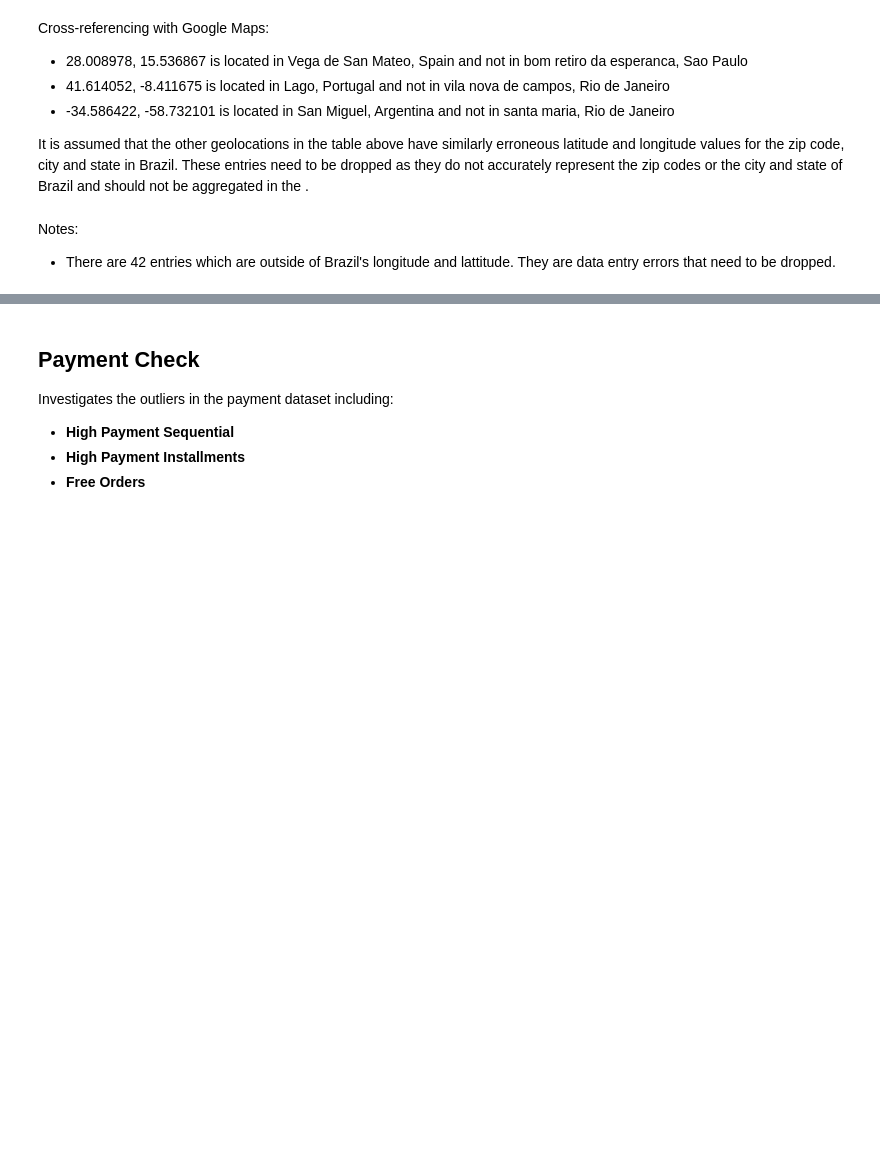
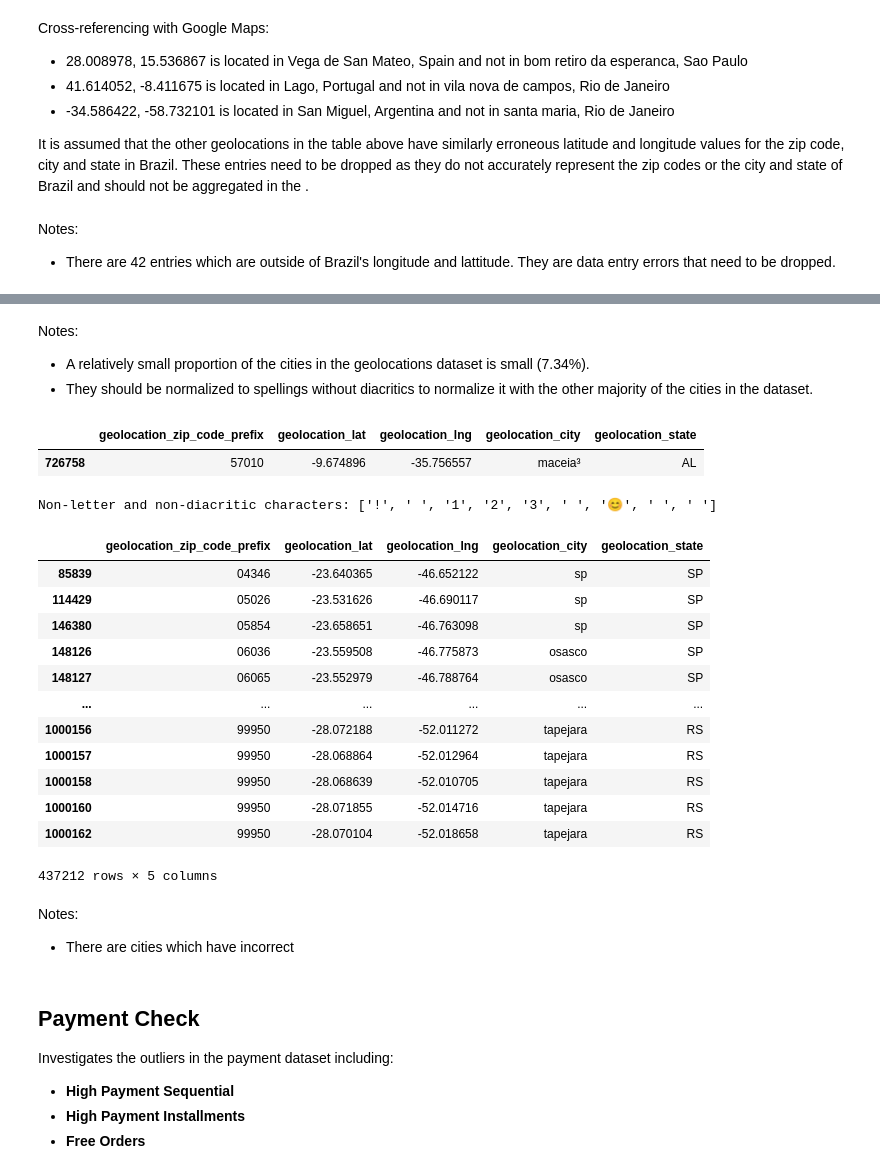
Before and after one commit to g-awaine/y3s2_caie_assessment, a Jupyter notebook: annex/preliminary_data_analysis.ipynb, the cells around one changed output, grey strips where cells are left out. Cells and saved outputs as stored; diff of their text form; code cells hidden in the pictures; blank space fills up the shorter version.

```diff
--- a/annex/preliminary_data_analysis.ipynb
+++ b/annex/preliminary_data_analysis.ipynb
@@ -1282,3 +1351,62 @@ Investigates outliers in the items dataset including:
+# %% [markdown]
+Notes:
+- A relatively small proportion of the cities in the geolocations dataset is small (7.34%).
+- They should be normalized to spellings without diacritics to normalize it with the other majority of the cities in the dataset.
+# %%
+# Identify text containing encoding errors
+geolocation_df[geolocation_df['geolocation_city']=='maceia³']
+# %% [output]
+|  | geolocation_zip_code_prefix | geolocation_lat | geolocation_lng | geolocation_city | geolocation_state |
+| 726758 | 57010 | -9.674896 | -35.756557 | maceia³ | AL |
+# %%
+def identify_non_letter_and_non_diacritic(text):
+    """
+    Identify characters in the text that are not letters or diacritics.
+
+    Parameters:
+        text (str): The input text to analyze.
+
+    Returns:
+        list: A list of characters that are neither letters nor diacritics.
+    """
+    non_letter_diacritic_chars = []
+
+    for char in text:
+        # Get the Unicode category of the character
+        char_category = unicodedata.category(char)
+        # 'L' = Letter categories, 'M' = Mark categories (diacritics)
+        if not (char_category.startswith('L') or char_category.startswith('M') or char_category.startswith('M')):
+            non_letter_diacritic_chars.append(char)
+
+    return non_letter_diacritic_chars
+
+# Example usage
+sample_text = "Hello! 123 😊 é ñ"
+non_letter_diacritic = identify_non_letter_and_non_diacritic(sample_text)
+
+print("Non-letter and non-diacritic characters:", non_letter_diacritic)
+# %% [output]
+Non-letter and non-diacritic characters: ['!', ' ', '1', '2', '3', ' ', '😊', ' ', ' ']
+# %%
+# Identify text that may have encoding errors causing non-text characters to appear
+geolocation_df[geolocation_df['geolocation_city'].apply(identify_non_text_chars)]
+# %% [output]
+|  | geolocation_zip_code_prefix | geolocation_lat | geolocation_lng | geolocation_city | geolocation_state |
+| 85839 | 04346 | -23.640365 | -46.652122 | sp | SP |
+| 114429 | 05026 | -23.531626 | -46.690117 | sp | SP |
+| 146380 | 05854 | -23.658651 | -46.763098 | sp | SP |
+| 148126 | 06036 | -23.559508 | -46.775873 | osasco | SP |
+| 148127 | 06065 | -23.552979 | -46.788764 | osasco | SP |
+| ... | ... | ... | ... | ... | ... |
+| 1000156 | 99950 | -28.072188 | -52.011272 | tapejara | RS |
+| 1000157 | 99950 | -28.068864 | -52.012964 | tapejara | RS |
+| 1000158 | 99950 | -28.068639 | -52.010705 | tapejara | RS |
+| 1000160 | 99950 | -28.071855 | -52.014716 | tapejara | RS |
+| 1000162 | 99950 | -28.070104 | -52.018658 | tapejara | RS |
+437212 rows × 5 columns
+# %% [markdown]
+Notes:
+- There are cities which have incorrect
 # %% [markdown]
 ## Payment Check
 Investigates the outliers in the payment dataset including:
```
Also changed, not shown: parts of 19 cells of this notebook, 8 other files.
